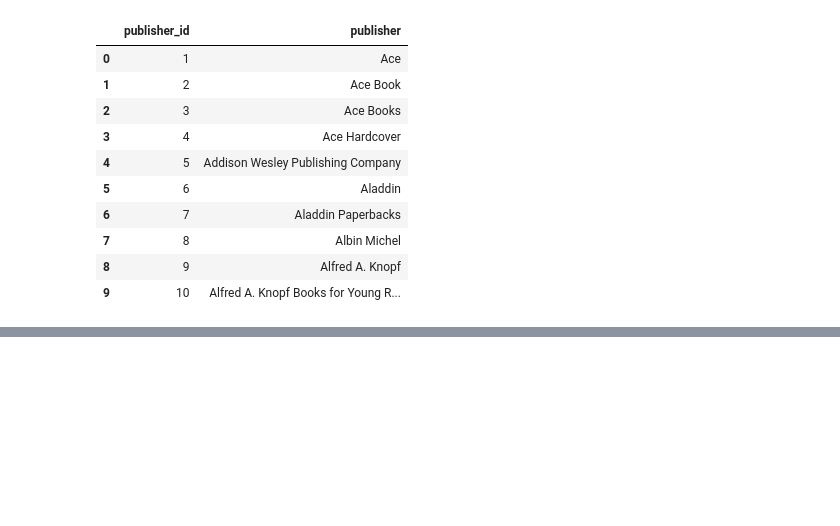
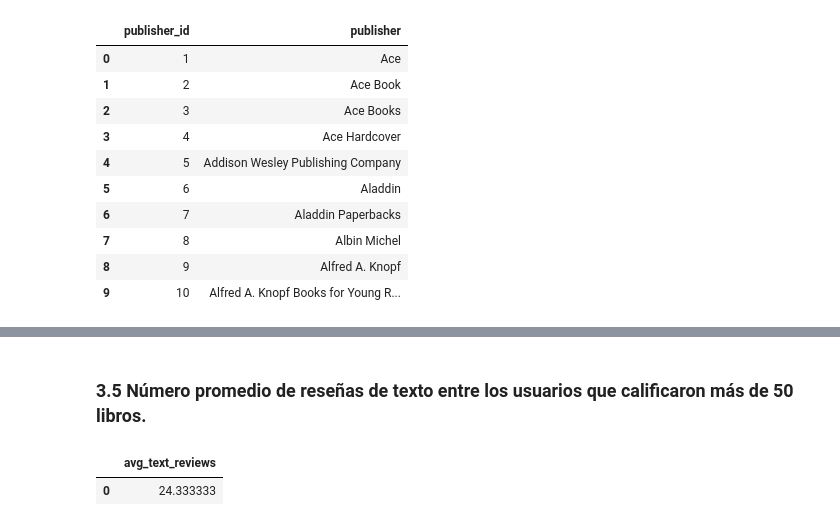
Before and after one commit to pedro-pali/Analisis_SQL, a Jupyter notebook: proyecto_sql.ipynb, the cells around one changed output, grey strips where cells are left out. Cells and saved outputs as stored; diff of their text form; code cells hidden in the pictures; blank space fills up the shorter version.

```diff
--- a/proyecto_sql.ipynb
+++ b/proyecto_sql.ipynb
@@ -203,0 +323,23 @@ pd.io.sql.read_sql(query, con = engine)
+# %% [markdown]
+### 3.5 Número promedio de reseñas de texto entre los usuarios que calificaron más de 50 libros.
+# %%
+query = """
+WITH user_stats AS (
+    SELECT
+        reviews.username,
+        COUNT(DISTINCT ratings.book_id) AS total_ratings,
+        COUNT(DISTINCT reviews.review_id) AS total_reviews
+    FROM ratings
+    LEFT JOIN reviews
+        ON reviews.username = ratings.username
+    GROUP BY reviews.username
+    HAVING COUNT(DISTINCT ratings.book_id) > 50
+)
+SELECT
+    AVG(total_reviews) AS avg_text_reviews
+FROM user_stats;
+"""
+pd.io.sql.read_sql(query, con = engine)
+# %% [output]
+|  | avg_text_reviews |
+| 0 | 24.333333 |
```
Also changed, not shown: parts of 15 cells of this notebook.
